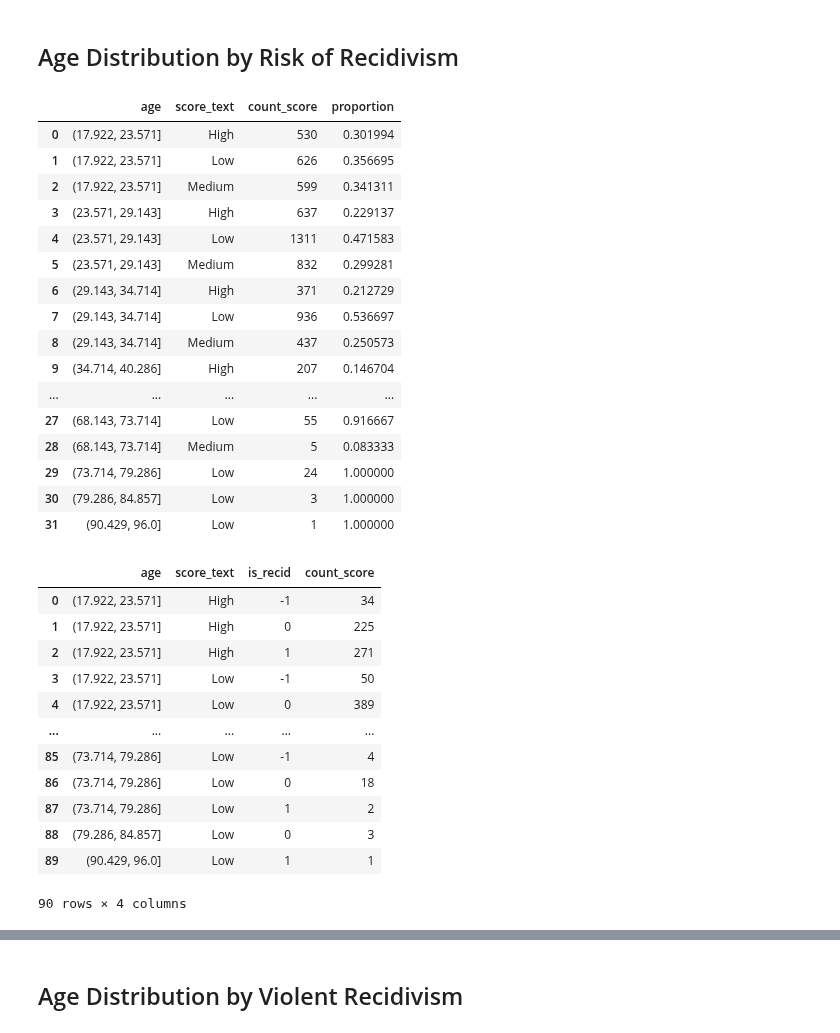
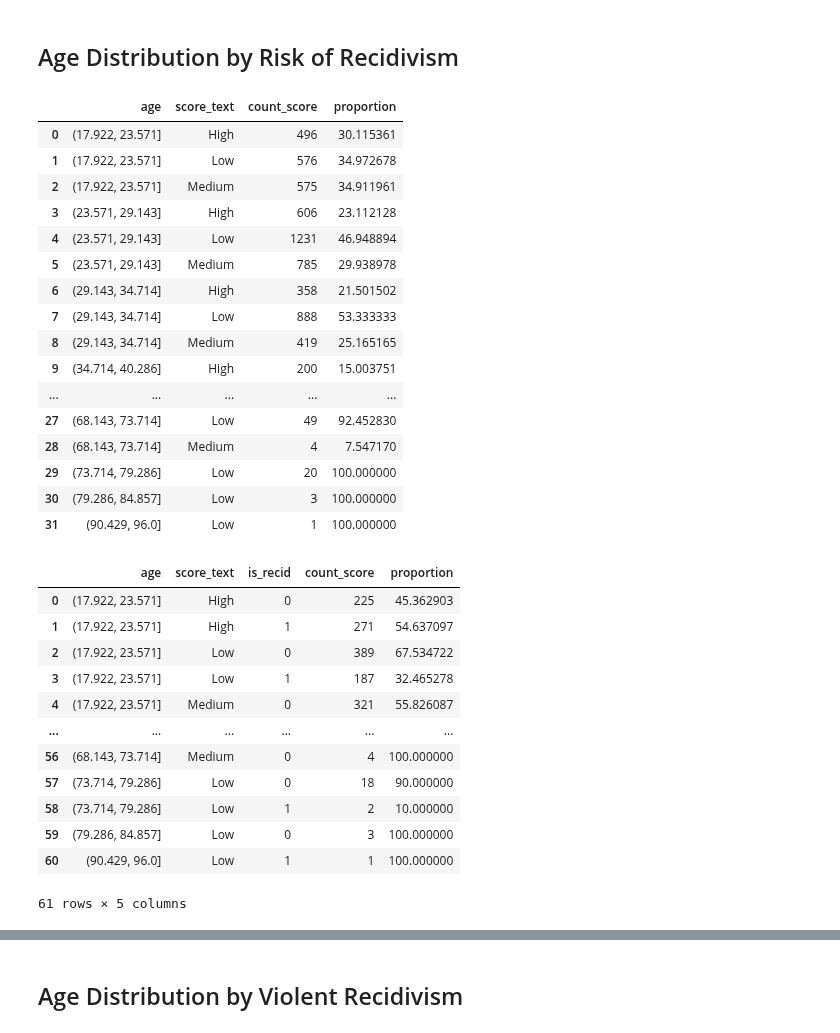
Before and after one commit to chance-roberts/DATA6550-Bias, a Jupyter notebook: Code/Roberts/RobertsC_Module1_Bias.ipynb, the cells around one changed output, grey strips where cells are left out. Saved outputs shown, nothing was run; the diff lists cells and outputs as text; code cells hidden in the pictures.

```diff
--- a/Code/Roberts/RobertsC_Module1_Bias.ipynb
+++ b/Code/Roberts/RobertsC_Module1_Bias.ipynb
@@ -21,6 +21,9 @@ df.head()
 # %%
 #Drop duplicate rows based on the 'name' column
 df_non_dup = df.drop_duplicates(subset='name')
+#Drop rows where is_resid is -1 (cases where the researcher was not able to confirm whether the individual reoffended)
+df_non_dup = df_non_dup[df_non_dup['is_recid'] != -1]
+df_non_dup = df_non_dup[df_non_dup['decile_score'] != -1]
 # %%
 df_non_dup.head()
 # %% [output]
@@ -90,45 +84,47 @@ Text(0.5, 1.0, 'Risk of Recidivism by Age')
 #Count the values of each 'score_text' for each 'age' bin
 age_score_table = df_non_dup.groupby([age_bins, 'score_text'], observed=True)['name'].count().reset_index()
 age_score_table.columns = ['age', 'score_text', 'count_score']
-age_score_table['proportion'] = (age_score_table.groupby(['age'])['count_score'].apply((lambda x: x / x.sum())).values)
+age_score_table['proportion'] = (age_score_table.groupby(['age'])['count_score'].apply((lambda x: x / x.sum()* 100)).values)
 age_score_table
 # %% [output]
 |  | age | score_text | count_score | proportion |
-| 0 | (17.922, 23.571] | High | 530 | 0.301994 |
-| 1 | (17.922, 23.571] | Low | 626 | 0.356695 |
-| 2 | (17.922, 23.571] | Medium | 599 | 0.341311 |
-| 3 | (23.571, 29.143] | High | 637 | 0.229137 |
-| 4 | (23.571, 29.143] | Low | 1311 | 0.471583 |
-| 5 | (23.571, 29.143] | Medium | 832 | 0.299281 |
-| 6 | (29.143, 34.714] | High | 371 | 0.212729 |
-| 7 | (29.143, 34.714] | Low | 936 | 0.536697 |
-| 8 | (29.143, 34.714] | Medium | 437 | 0.250573 |
-| 9 | (34.714, 40.286] | High | 207 | 0.146704 |
+| 0 | (17.922, 23.571] | High | 496 | 30.115361 |
+| 1 | (17.922, 23.571] | Low | 576 | 34.972678 |
+| 2 | (17.922, 23.571] | Medium | 575 | 34.911961 |
+| 3 | (23.571, 29.143] | High | 606 | 23.112128 |
+| 4 | (23.571, 29.143] | Low | 1231 | 46.948894 |
+| 5 | (23.571, 29.143] | Medium | 785 | 29.938978 |
+| 6 | (29.143, 34.714] | High | 358 | 21.501502 |
+| 7 | (29.143, 34.714] | Low | 888 | 53.333333 |
+| 8 | (29.143, 34.714] | Medium | 419 | 25.165165 |
+| 9 | (34.714, 40.286] | High | 200 | 15.003751 |
 | ... | ... | ... | ... | ... |
-| 27 | (68.143, 73.714] | Low | 55 | 0.916667 |
-| 28 | (68.143, 73.714] | Medium | 5 | 0.083333 |
-| 29 | (73.714, 79.286] | Low | 24 | 1.000000 |
-| 30 | (79.286, 84.857] | Low | 3 | 1.000000 |
-| 31 | (90.429, 96.0] | Low | 1 | 1.000000 |
+| 27 | (68.143, 73.714] | Low | 49 | 92.452830 |
+| 28 | (68.143, 73.714] | Medium | 4 | 7.547170 |
+| 29 | (73.714, 79.286] | Low | 20 | 100.000000 |
+| 30 | (79.286, 84.857] | Low | 3 | 100.000000 |
+| 31 | (90.429, 96.0] | Low | 1 | 100.000000 |
 # %%
+
 #For each bin and 'score_text' count the number of people who rescidivated and who did not
 age_score_resid_table = df_non_dup.groupby([age_bins, 'score_text', 'is_recid'], observed=True)['name'].count().reset_index()
 age_score_resid_table.columns = ['age', 'score_text', 'is_recid', 'count_score']
+age_score_resid_table['proportion'] = (age_score_resid_table.groupby(['age', 'score_text'])['count_score'].apply((lambda x: x / x.sum()* 100)).values)
 age_score_resid_table
 # %% [output]
-|  | age | score_text | is_recid | count_score |
-| 0 | (17.922, 23.571] | High | -1 | 34 |
-| 1 | (17.922, 23.571] | High | 0 | 225 |
-| 2 | (17.922, 23.571] | High | 1 | 271 |
-| 3 | (17.922, 23.571] | Low | -1 | 50 |
-| 4 | (17.922, 23.571] | Low | 0 | 389 |
-| ... | ... | ... | ... | ... |
-| 85 | (73.714, 79.286] | Low | -1 | 4 |
-| 86 | (73.714, 79.286] | Low | 0 | 18 |
-| 87 | (73.714, 79.286] | Low | 1 | 2 |
-| 88 | (79.286, 84.857] | Low | 0 | 3 |
-| 89 | (90.429, 96.0] | Low | 1 | 1 |
+|  | age | score_text | is_recid | count_score | proportion |
+| 0 | (17.922, 23.571] | High | 0 | 225 | 45.362903 |
+| 1 | (17.922, 23.571] | High | 1 | 271 | 54.637097 |
+| 2 | (17.922, 23.571] | Low | 0 | 389 | 67.534722 |
+| 3 | (17.922, 23.571] | Low | 1 | 187 | 32.465278 |
+| 4 | (17.922, 23.571] | Medium | 0 | 321 | 55.826087 |
+| ... | ... | ... | ... | ... | ... |
+| 56 | (68.143, 73.714] | Medium | 0 | 4 | 100.000000 |
+| 57 | (73.714, 79.286] | Low | 0 | 18 | 90.000000 |
+| 58 | (73.714, 79.286] | Low | 1 | 2 | 10.000000 |
+| 59 | (79.286, 84.857] | Low | 0 | 3 | 100.000000 |
+| 60 | (90.429, 96.0] | Low | 1 | 1 | 100.000000 |
-90 rows × 4 columns
+61 rows × 5 columns
 # %%
 #Visualize the age distribution with 'v_score_text' as hue
 utils.plt.figure(figsize=(10, 6))
```
Also changed, not shown: parts of 25 cells of this notebook.
